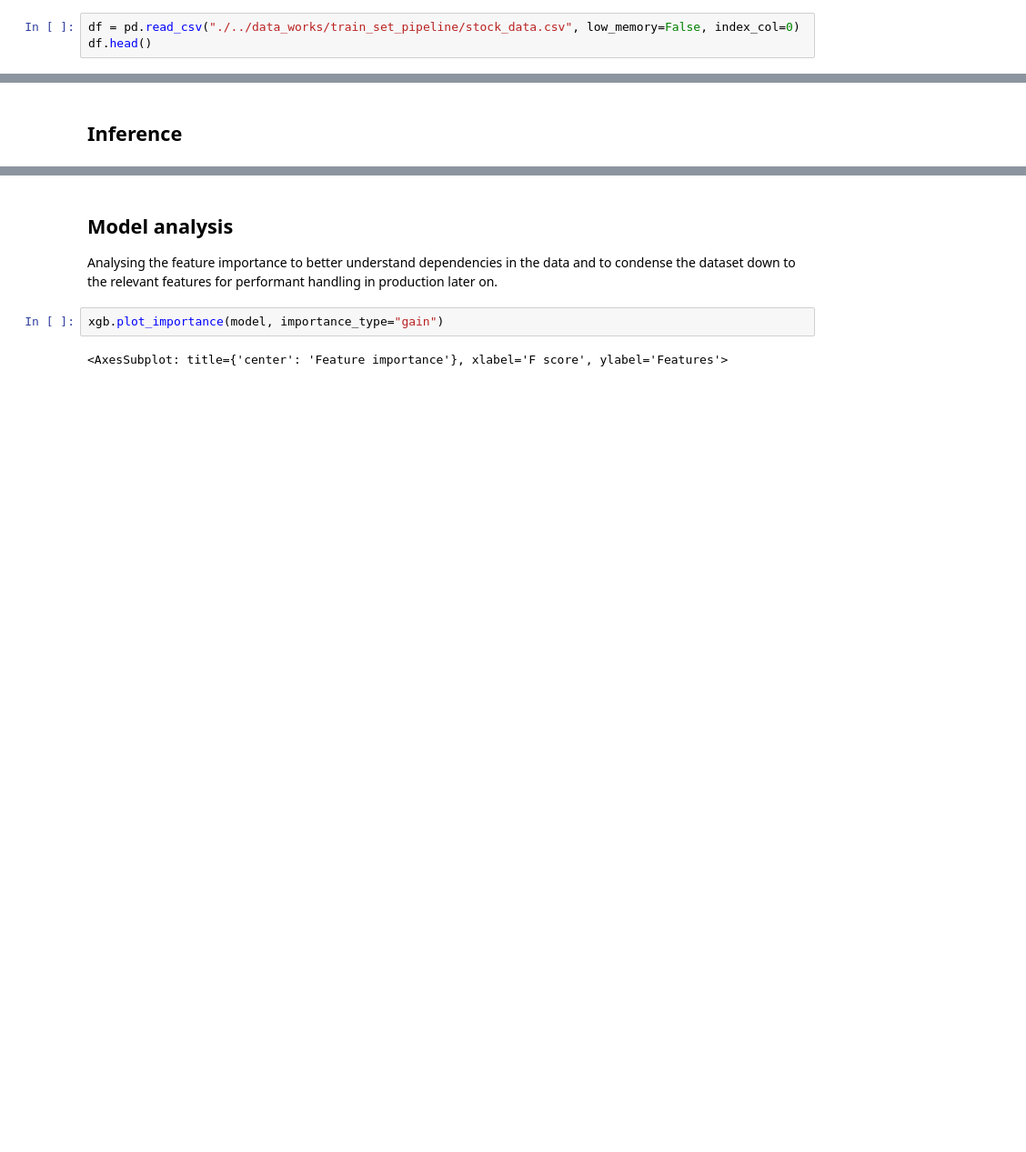
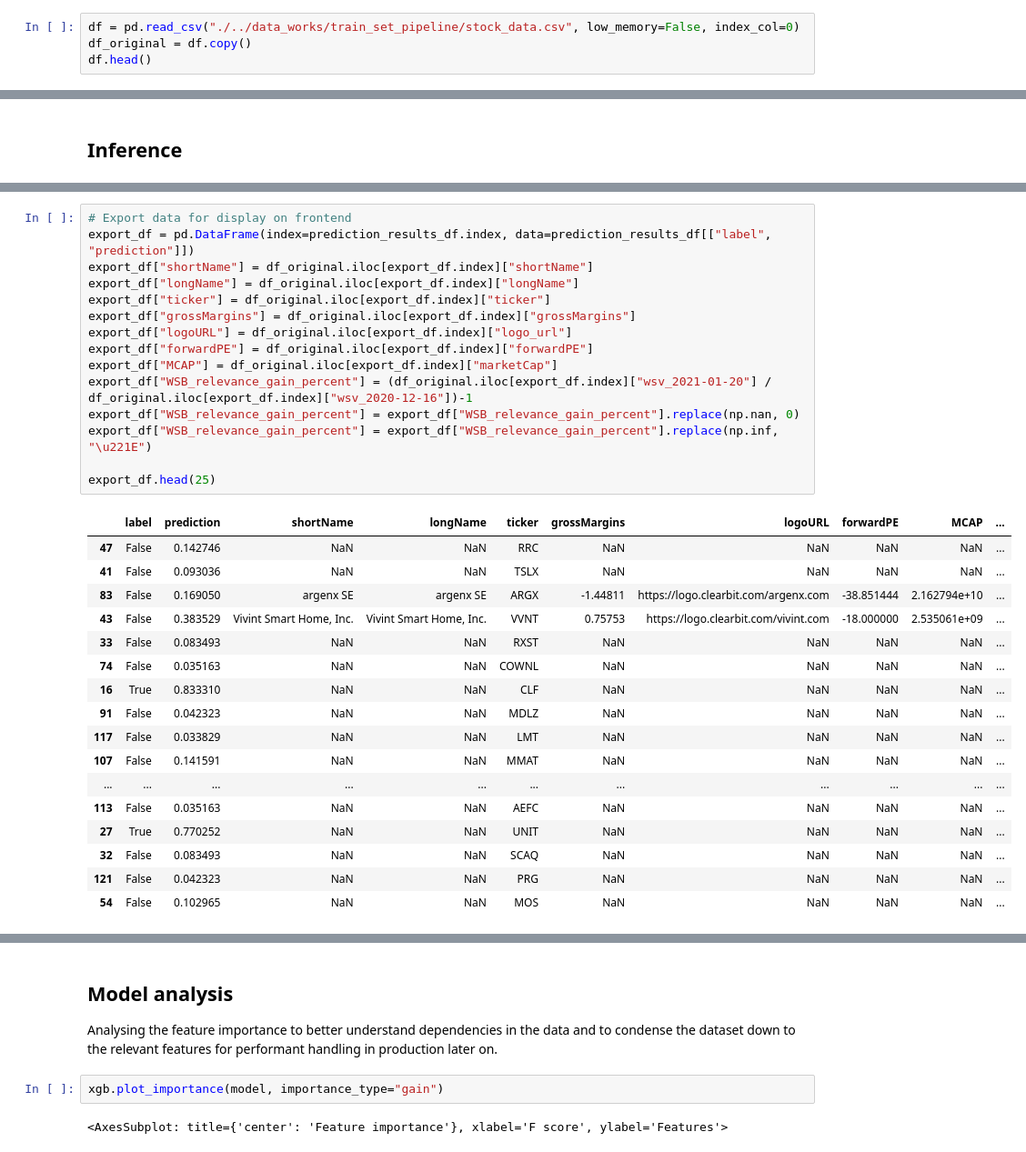
Before and after one commit to adavidho/Stonkscast, a Jupyter notebook: modelling/training.ipynb, the cells around one changed output, grey strips where cells are left out. Shown: that part at 91% size. Drawn from its saved outputs; the diff is of its cells as text; blank space fills up the shorter version.

```diff
--- a/modelling/training.ipynb
+++ b/modelling/training.ipynb
@@ -12,6 +12,7 @@ from sklearn.metrics import accuracy_score, precision_score, recall_score, f1_sc
 ## Training preparation
 # %%
 df = pd.read_csv("./../data_works/train_set_pipeline/stock_data.csv", low_memory=False, index_col=0)
+df_original = df.copy()
 df.head()
 # %% [output]
 |  | meme_stock | ticker | price_2020-12-01 | wsv_2020-12-01 | price_2020-12-16 | wsv_2020-12-16 | ... |
@@ -178,0 +189,33 @@ F1-Score: 0.8
+# %%
+# Export data for display on frontend
+export_df = pd.DataFrame(index=prediction_results_df.index, data=prediction_results_df[["label", "prediction"]])
+export_df["shortName"] = df_original.iloc[export_df.index]["shortName"]
+export_df["longName"] = df_original.iloc[export_df.index]["longName"]
+export_df["ticker"] = df_original.iloc[export_df.index]["ticker"]
+export_df["grossMargins"] = df_original.iloc[export_df.index]["grossMargins"]
+export_df["logoURL"] = df_original.iloc[export_df.index]["logo_url"]
+export_df["forwardPE"] = df_original.iloc[export_df.index]["forwardPE"]
+export_df["MCAP"] = df_original.iloc[export_df.index]["marketCap"]
+export_df["WSB_relevance_gain_percent"] = (df_original.iloc[export_df.index]["wsv_2021-01-20"] / df_original.iloc[export_df.index]["wsv_2020-12-16"])-1
+export_df["WSB_relevance_gain_percent"] = export_df["WSB_relevance_gain_percent"].replace(np.nan, 0)
+export_df["WSB_relevance_gain_percent"] = export_df["WSB_relevance_gain_percent"].replace(np.inf, "\u221E")
+
+export_df.head(25)
+# %% [output]
+|  | label | prediction | shortName | longName | ticker | grossMargins | logoURL | forwardPE | MCAP | ... |
+| 47 | False | 0.142746 | NaN | NaN | RRC | NaN | NaN | NaN | NaN | ... |
+| 41 | False | 0.093036 | NaN | NaN | TSLX | NaN | NaN | NaN | NaN | ... |
+| 83 | False | 0.169050 | argenx SE | argenx SE | ARGX | -1.44811 | https://logo.clearbit.com/argenx.com | -38.851444 | 2.162794e+10 | ... |
+| 43 | False | 0.383529 | Vivint Smart Home, Inc. | Vivint Smart Home, Inc. | VVNT | 0.75753 | https://logo.clearbit.com/vivint.com | -18.000000 | 2.535061e+09 | ... |
+| 33 | False | 0.083493 | NaN | NaN | RXST | NaN | NaN | NaN | NaN | ... |
+| 74 | False | 0.035163 | NaN | NaN | COWNL | NaN | NaN | NaN | NaN | ... |
+| 16 | True | 0.833310 | NaN | NaN | CLF | NaN | NaN | NaN | NaN | ... |
+| 91 | False | 0.042323 | NaN | NaN | MDLZ | NaN | NaN | NaN | NaN | ... |
+| 117 | False | 0.033829 | NaN | NaN | LMT | NaN | NaN | NaN | NaN | ... |
+| 107 | False | 0.141591 | NaN | NaN | MMAT | NaN | NaN | NaN | NaN | ... |
+| ... | ... | ... | ... | ... | ... | ... | ... | ... | ... | ... |
+| 113 | False | 0.035163 | NaN | NaN | AEFC | NaN | NaN | NaN | NaN | ... |
+| 27 | True | 0.770252 | NaN | NaN | UNIT | NaN | NaN | NaN | NaN | ... |
+| 32 | False | 0.083493 | NaN | NaN | SCAQ | NaN | NaN | NaN | NaN | ... |
+| 121 | False | 0.042323 | NaN | NaN | PRG | NaN | NaN | NaN | NaN | ... |
+| 54 | False | 0.102965 | NaN | NaN | MOS | NaN | NaN | NaN | NaN | ... |
```
Also changed, not shown: parts of 9 cells of this notebook.
